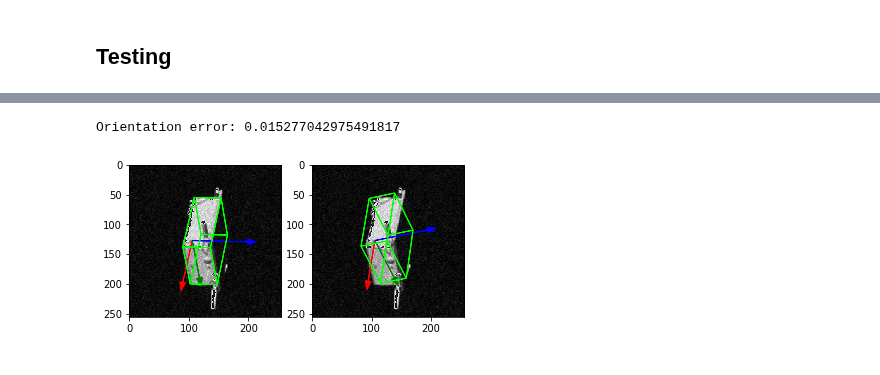
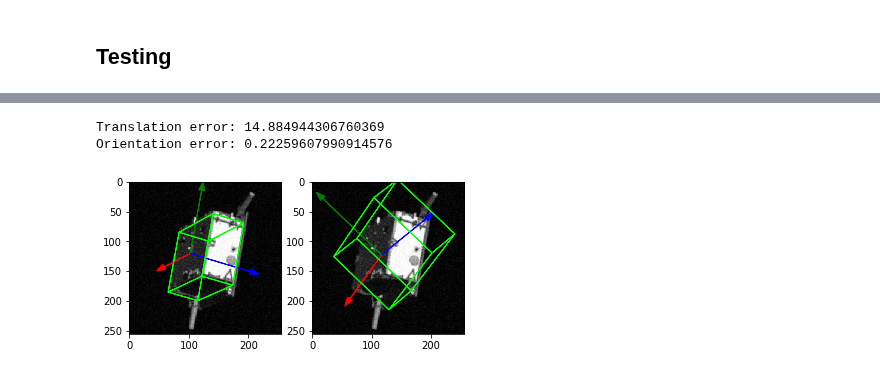
Before and after one commit to jazzalin/spacecraft-pose-estimation, a Jupyter notebook: model/model.ipynb, the cells around one changed output, grey strips where cells are left out. Cells and saved outputs as stored; diff of their text form; code cells hidden in the pictures.

Commit message:
new changes for joint regression

```diff
--- a/model/model.ipynb
+++ b/model/model.ipynb
@@ -131,7 +133,7 @@ class JointNormalize(object):
 train_transform = JointCompose([
     JointRescrop((256,256)),
     JointToTensor(),
-    JointNormalize([0.5], [0.5])
+#     JointNormalize([0.5], [0.5])
 ])
 
 sanity_transform = JointCompose([
@@ -314,7 +304,7 @@ OVERFIT=False
 TRAINING=True
 BETA=1
 if OVERFIT:
-    overfit_net = URSONet()
+    overfit_net = TangoNet()
     if USE_GPU:
         overfit_net = overfit_net.cuda()
 # %%
@@ -496,11 +613,12 @@ if OVERFIT:
 Training on entire dataset
 # %%
 # NOTE: lr=0.1 was used for origin regression from bbox center
-def get_optimizer(net):
+def get_optimizer(net, lr):
     # optimizer = torch.optim.Adam(net.parameters())
+#     optimizer = torch.optim.SGD(net.parameters(), lr=lr)
     optimizer = torch.optim.SGD(net.parameters(),
-                                lr=0.001,
-                                weight_decay=0.0001,
+                                lr=lr,
+                                weight_decay=0.01,
                                 momentum=0.9)
     return optimizer
 # %%
@@ -594,10 +724,10 @@ def origin_reg_conversion(label, K, t_out):
     cy = K[1, 2]
     fx = K[0, 0]
     fy = K[1, 1]
-#     tx = (u + t_out[0] - cx*t_out[2])/fx
-#     ty = (v + t_out[1] - cy*t_out[2])/fy
-    tx = t_out[2]/fx*(u + t_out[0]-cx)
-    ty = t_out[2]/fy*(v + t_out[1]-cy)
+    tx = (u + t_out[0] - cx*t_out[2])/fx
+    ty = (v + t_out[1] - cy*t_out[2])/fy
+#     tx = t_out[2]/fx*(u + t_out[0]-cx)
+#     ty = t_out[2]/fy*(v + t_out[1]-cy)
     return np.array([tx, ty, t_out[2]])
 # %%
 def evaluate(val_loader, net):
@@ -639,51 +781,57 @@ Test error: 0.4097156134744485
 # %%
 # Evaluation
 %matplotlib inline
-idx = 34
+idx = 83
 img1, label1, K1 = test_dataset[idx]
 
 if USE_GPU:
     img1 = img1.cuda()
-# att_out = trained_net.forward(img1[None])
+# t1_out, t2_out, t3_out = trained_net.forward(img1[None])
 t_out, att_out = trained_net.forward(img1[None])
 t_out = t_out.detach().cpu().numpy()[0]
 att_out = att_out.detach().cpu().numpy()[0]
+# t1_out = t1_out.detach().cpu().numpy()[0]
+# t2_out = t2_out.detach().cpu().numpy()[0]
+# t3_out = t3_out.detach().cpu().numpy()[0]
+# att_out = dcm_to_q(euler321_to_dcm(np.argmax(t1_out), np.argmax(t2_out), np.argmax(t3_out)))
 img1 = img1.cpu()
 
-# Plotting
+# Plotting groundtruth
 size = (256, 256)
 vectorScaleFactor = 4
 image1, label1 = JointRescrop((256, 256))(tF.to_pil_image(img1), label1.numpy())
 
 fig = plt.figure()
 fig.add_subplot(1, 2, 1)
 true_origin = training_dataset.visualize(image1, label1, K1, factor=0.6, bbox=True)
 
 fig.add_subplot(1, 2, 2)
+
 # MRP conversion
 # new_att = mrp_to_q(att_out)
 # test_dataset.dataset.visualize(image1, np.concatenate((new_att, t_out)), bbox=True)
 
 # Origin regression from bbox center
-# att_out /= np.linalg.norm(att_out)
-# t_pred_new = origin_reg_conversion(label1, K1, t_out)
+att_out /= np.linalg.norm(att_out)
+t_pred_new = origin_reg_conversion(label1, K1, t_out)
 # origin = test_dataset.dataset.visualize(image1, np.concatenate((label1[:4], t_pred_new)), K1, factor=0.6, bbox=True)
-# origin = test_dataset.dataset.visualize(image1, np.concatenate((att_out, t_pred_new)), K1, factor=0.6, bbox=True)
+origin = test_dataset.dataset.visualize(image1, np.concatenate((att_out, t_pred_new)), K1, factor=0.6, bbox=True)
 
 # Standard
-att_out /= np.linalg.norm(att_out)
-origin = test_dataset.dataset.visualize(image1, np.concatenate((att_out, label1[4:7])), K1, factor=0.6, bbox=True)
+# att_out /= np.linalg.norm(att_out)
+# origin = test_dataset.dataset.visualize(image1, np.concatenate((att_out, label1[4:7])), K1, factor=0.6, bbox=True)
 # origin = test_dataset.dataset.visualize(image1, np.concatenate((att_out, t_out)), K1, factor=0.6, bbox=True)
 
 # Prediction errors
 # Difference in body frame origin (in image plane)
-# t_error = np.linalg.norm(np.array(true_origin) - np.array(origin))
+t_error = np.linalg.norm(np.array(true_origin) - np.array(origin))
 
 # Quaternion error
 q_error = 1-np.dot(label1[:4], att_out)**2
 # plt.title("$t_e = {{{}}}$ \n $q_e = {{{}}}$".format(t_error, q_error))
-# print("Translation error: {}".format(t_error))
+print("Translation error: {}".format(t_error))
 print("Orientation error: {}".format(q_error))
 # %% [output]
-Orientation error: 0.015277042975491817
+Translation error: 14.884944306760369
+Orientation error: 0.22259607990914576
-[figure, old version]
+[figure, new version]
```
Also changed, not shown: parts of 27 cells of this notebook.
